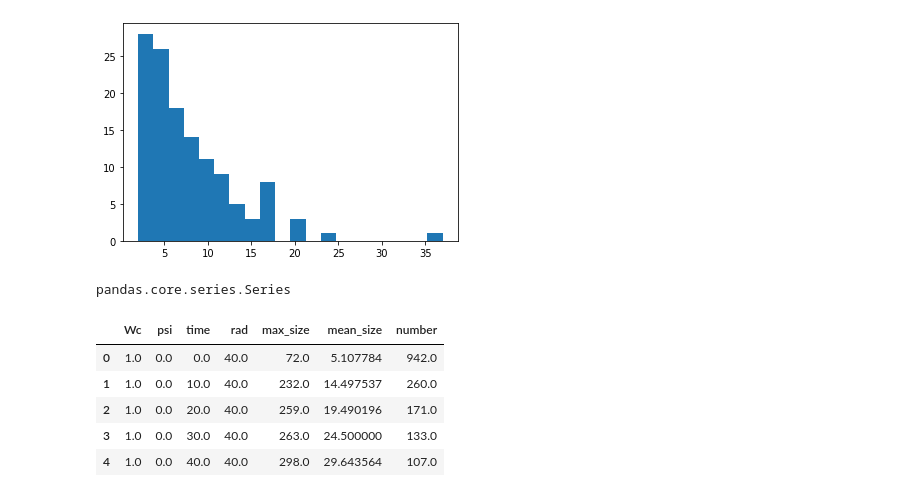
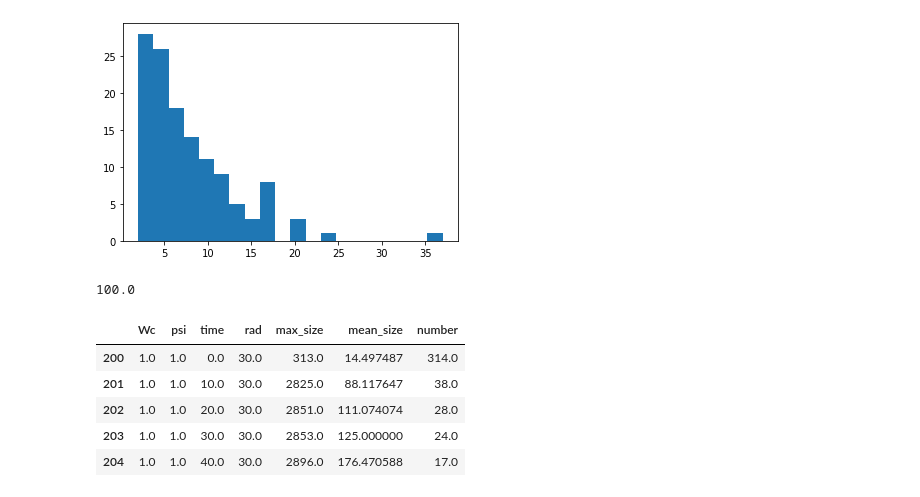
Before and after one commit to RudgeLab/killifish, a Jupyter notebook: notebooks/Clusters_param_scan.ipynb, the cells around one changed output. Saved outputs shown, nothing was run; the diff lists cells and outputs as text; code cells hidden in the pictures.

```diff
--- a/notebooks/Clusters_param_scan.ipynb
+++ b/notebooks/Clusters_param_scan.ipynb
@@ -120,7 +120,7 @@ axs[1].legend(legend, loc=(1.1,0))
 <matplotlib.legend.Legend at 0x...>
 [figure]
 # %%
-fig,axs = plt.subplots(1,2)
+fig,axs = plt.subplots(2,1, figsize=(5,7))
 df_Wc1 = df[df.Wc==1]
 grouped = df_Wc1.groupby('psi')
 for psi,g in grouped:
@@ -130,4 +130,5 @@ legend = ['$\psi=%0.2g$'%psi for psi,g in grouped]
 axs[0].legend([])
 axs[1].legend(legend, loc=(1.1,0))
 axs[1].plot([1e1,1e3], [2e0, 10**(np.log10(2)+2/3)], 'k--')
+plt.tight_layout()
 # %% [output]
@@ -165,19 +165,25 @@ plt.hist(gg['size'], bins=20)
 [figure]
 # %%
 type(df_dist['size'])
+print(rad)
 # %% [output]
-pandas.core.series.Series
+100.0
 # %%
 file_path = '/Users/timrudge/cellmodeller/data'
 
 # Location of the data we want to analyse, assume all folders are results
-folders = ['SPPTest_sphere-20-07-30-13-57', 'SPPTest_sphere-20-07-30-14-28']
+folders = [
+    #'SPPTest_sphere-20-07-30-13-57',
+    'SPPTest_sphere-20-07-30-14-28',
+    'SPPTest_sphere-20-07-30-17-47',
+    'SPPTest_sphere-20-07-30-18-10'
+]
 
 df_hd = pd.DataFrame(columns=['Wc', 'psi', 'time', 'rad', 'max_size', 'mean_size', 'number'])
 df_hd_dist = pd.DataFrame(columns=['Wc', 'psi', 'time', 'rad', 'size'])
 N=3000
 
-for folder,rad in zip(folders, [40,30]):
+for folder,rad,psi in zip(folders, [30,30,30], [0,0,1]):
     fname = os.path.join(file_path, folder, 'step-%05d.pickle')
 
     # Look at the first 1000 time steps of this simulation
@@ -200,7 +206,7 @@ for folder,rad in zip(folders, [40,30]):
             number = nx.number_connected_components(G) + N - np.sum(sizes)
             row = {
                 'Wc': 1,
-                'psi':0,
+                'psi':psi,
                 'time':t,
                 'rad': rad,
                 'max_size':max_size,
@@ -210,15 +216,15 @@ for folder,rad in zip(folders, [40,30]):
             df_hd = df_hd.append(row, ignore_index=True)
             rows = pd.DataFrame()
             rows['size'] = sizes
-            rows['Wc'], rows['psi'], rows['time'], rows['rad'] = 1, 0, t, rad
+            rows['Wc'], rows['psi'], rows['time'], rows['rad'] = 1, psi, t, rad
             df_hd_dist = df_hd_dist.append(rows)
 # %%
-df_hd.head()
+df_hd[df_hd.psi==1].head()
 # %% [output]
 |  | Wc | psi | time | rad | max_size | mean_size | number |
-| 0 | 1.0 | 0.0 | 0.0 | 40.0 | 72.0 | 5.107784 | 942.0 |
-| 1 | 1.0 | 0.0 | 10.0 | 40.0 | 232.0 | 14.497537 | 260.0 |
-| 2 | 1.0 | 0.0 | 20.0 | 40.0 | 259.0 | 19.490196 | 171.0 |
-| 3 | 1.0 | 0.0 | 30.0 | 40.0 | 263.0 | 24.500000 | 133.0 |
-| 4 | 1.0 | 0.0 | 40.0 | 40.0 | 298.0 | 29.643564 | 107.0 |
+| 200 | 1.0 | 1.0 | 0.0 | 30.0 | 313.0 | 14.497487 | 314.0 |
+| 201 | 1.0 | 1.0 | 10.0 | 30.0 | 2825.0 | 88.117647 | 38.0 |
+| 202 | 1.0 | 1.0 | 20.0 | 30.0 | 2851.0 | 111.074074 | 28.0 |
+| 203 | 1.0 | 1.0 | 30.0 | 30.0 | 2853.0 | 125.000000 | 24.0 |
+| 204 | 1.0 | 1.0 | 40.0 | 30.0 | 2896.0 | 176.470588 | 17.0 |
 # %%
```
Also changed, not shown: parts of 3 cells of this notebook.
